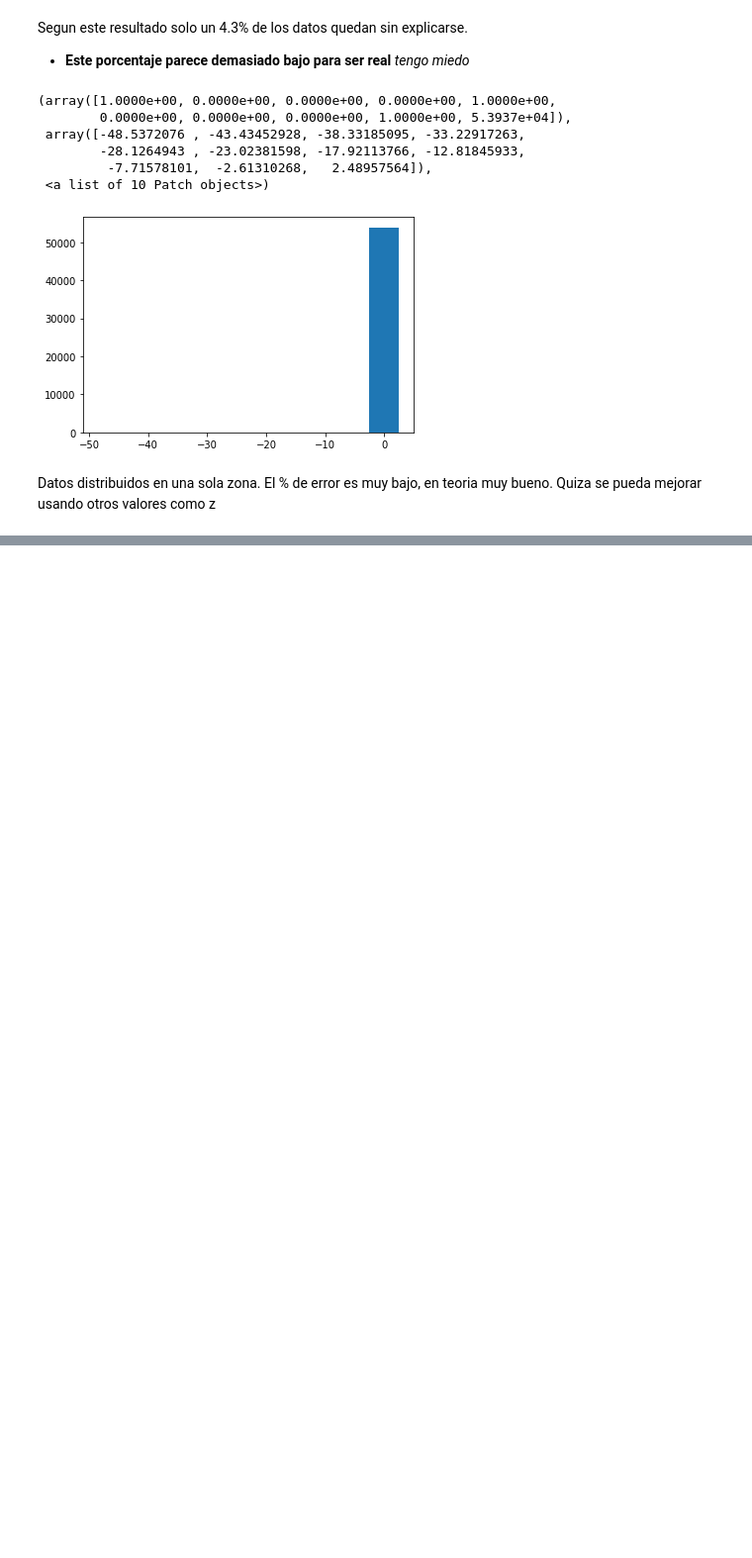
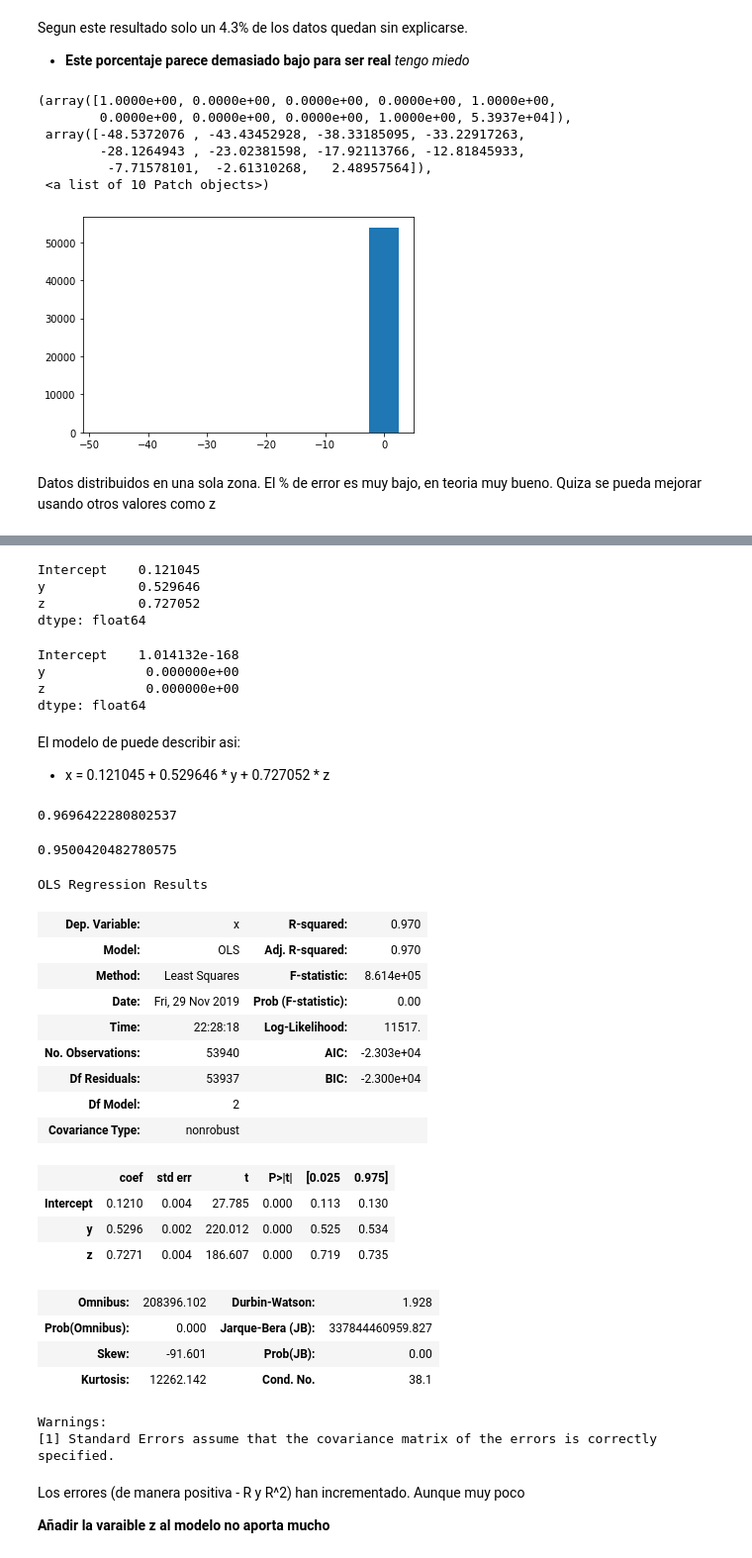
Before and after one commit to luisbenitez02/MachineLearningExamples, a Jupyter notebook: notebooks/01-SimpleLinearRegression-Diamonds.ipynb, the cells around one changed output, grey strips where cells are left out. Shown at 99% size. Drawn from its saved outputs; the diff is of its cells as text; code cells hidden in the pictures; blank space fills up the shorter version.

```diff
--- a/notebooks/01-SimpleLinearRegression-Diamonds.ipynb
+++ b/notebooks/01-SimpleLinearRegression-Diamonds.ipynb
@@ -341,0 +358,53 @@ Datos distribuidos en una sola zona. El % de error es muy bajo, en teoria muy bu
+# %%
+lm2 = smf.ols(formula="x~y+z", data = data_set).fit()
+lm2.params
+# %% [output]
+Intercept    0.121045
+y            0.529646
+z            0.727052
+dtype: float64
+# %%
+lm2.pvalues
+# %% [output]
+Intercept    1.014132e-168
+y             0.000000e+00
+z             0.000000e+00
+dtype: float64
+# %% [markdown]
+El modelo de puede describir asi:
+* x = 0.121045 + 0.529646 * y + 0.727052 * z
+# %%
+lm2.rsquared #ha subido de 0.61 a 0.64
+# %% [output]
+0.9696422280802537
+# %%
+lm.rsquared_adj #R2 ajustado (mas eficiente)
+# %% [output]
+0.9500420482780575
+# %%
+lm2.summary()
+# %% [output]
+OLS Regression Results
+| Dep. Variable: | x | R-squared: | 0.970 |
+| Model: | OLS | Adj. R-squared: | 0.970 |
+| Method: | Least Squares | F-statistic: | 8.614e+05 |
+| Date: | Fri, 29 Nov 2019 | Prob (F-statistic): | 0.00 |
+| Time: | 22:28:18 | Log-Likelihood: | 11517. |
+| No. Observations: | 53940 | AIC: | -2.303e+04 |
+| Df Residuals: | 53937 | BIC: | -2.300e+04 |
+| Df Model: | 2 |  |  |
+| Covariance Type: | nonrobust |  |  |
+|  | coef | std err | t | P>|t| | [0.025 | 0.975] |
+| Intercept | 0.1210 | 0.004 | 27.785 | 0.000 | 0.113 | 0.130 |
+| y | 0.5296 | 0.002 | 220.012 | 0.000 | 0.525 | 0.534 |
+| z | 0.7271 | 0.004 | 186.607 | 0.000 | 0.719 | 0.735 |
+| Omnibus: | 208396.102 | Durbin-Watson: | 1.928 |
+| Prob(Omnibus): | 0.000 | Jarque-Bera (JB): | 337844460959.827 |
+| Skew: | -91.601 | Prob(JB): | 0.00 |
+| Kurtosis: | 12262.142 | Cond. No. | 38.1 |
+Warnings:
+[1] Standard Errors assume that the covariance matrix of the errors is correctly specified.
+# %% [markdown]
+Los errores (de manera positiva - R y R^2) han incrementado. Aunque muy poco
+
+**Añadir la varaible z al modelo no aporta mucho**
```
Also changed, not shown: parts of 9 cells of this notebook.
